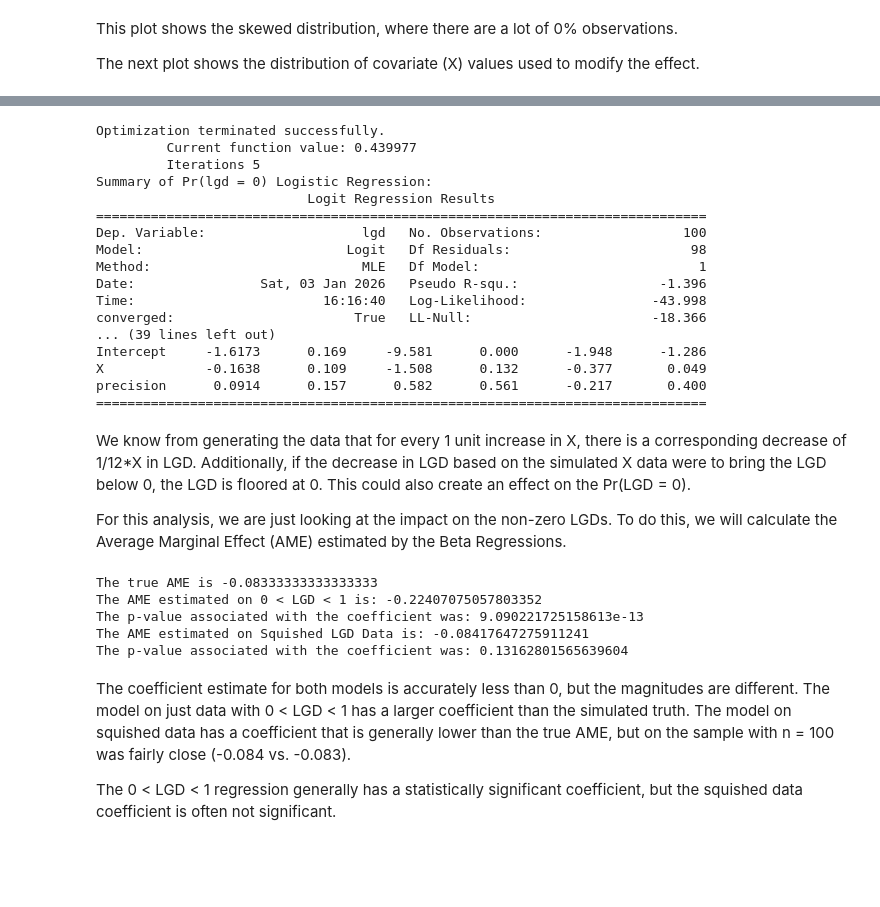
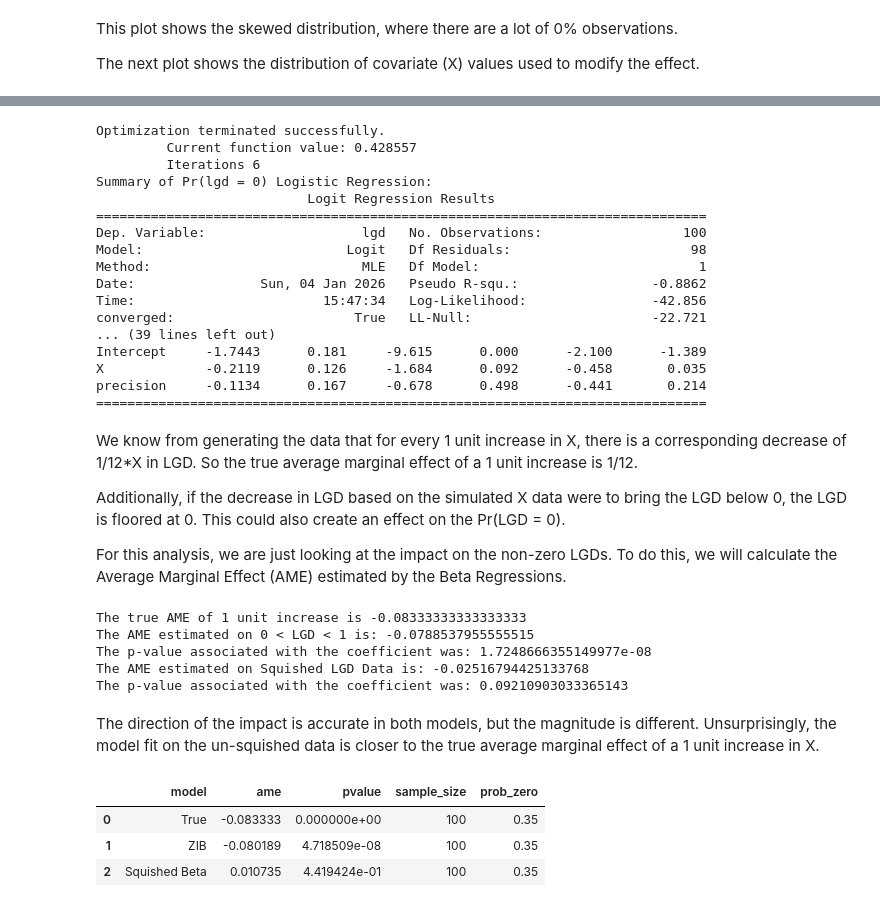
Before and after one commit to BlakePeterman/credit-risk, a Jupyter notebook: lgd_analysis_1.ipynb, the cells around one changed output, grey strips where cells are left out. Saved outputs shown, nothing was run; the diff lists cells and outputs as text; code cells hidden in the pictures; blank space fills up the shorter version.

Commit message:
Added a function to make comparing the methods quicker and tested the remaining 2 scenarios.

```diff
--- a/lgd_analysis_1.ipynb
+++ b/lgd_analysis_1.ipynb
@@ -84,67 +84,79 @@ print(beta_1.summary())
 
 #Modify zero and 1 values to fit with just beta regression + analyze
 beta_squish_df = sample_df.copy()
-beta_squish_df['lgd'] = np.where(beta_squish_df['lgd'] == 0, 0.0000001, beta_squish_df['lgd'])
+beta_squish_df['lgd'] = np.where(beta_squish_df['lgd'] == 0, 0.00000001, beta_squish_df['lgd'])
 beta_squish_1 = BetaModel.from_formula('lgd ~ X', beta_squish_df).fit()
 print('Summary of Beta Regression using Squished LGD Data')
 print(beta_squish_1.summary())
 # %% [output]
 Optimization terminated successfully.
-         Current function value: 0.439977
-         Iterations 5
+         Current function value: 0.428557
+         Iterations 6
 Summary of Pr(lgd = 0) Logistic Regression:
                            Logit Regression Results
 ==============================================================================
 Dep. Variable:                    lgd   No. Observations:                  100
 Model:                          Logit   Df Residuals:                       98
 Method:                           MLE   Df Model:                            1
-Date:                Sat, 03 Jan 2026   Pseudo R-squ.:                  -1.396
-Time:                        16:16:40   Log-Likelihood:                -43.998
-converged:                       True   LL-Null:                       -18.366
+Date:                Sun, 04 Jan 2026   Pseudo R-squ.:                 -0.8862
+Time:                        15:47:34   Log-Likelihood:                -42.856
+converged:                       True   LL-Null:                       -22.721
 ... (39 lines left out)
-Intercept     -1.6173      0.169     -9.581      0.000      -1.948      -1.286
-X             -0.1638      0.109     -1.508      0.132      -0.377       0.049
-precision      0.0914      0.157      0.582      0.561      -0.217       0.400
+Intercept     -1.7443      0.181     -9.615      0.000      -2.100      -1.389
+X             -0.2119      0.126     -1.684      0.092      -0.458       0.035
+precision     -0.1134      0.167     -0.678      0.498      -0.441       0.214
 ==============================================================================
 # %% [markdown]
-We know from generating the data that for every 1 unit increase in X, there is a corresponding decrease of 1/12*X in LGD. Additionally, if the decrease in LGD based on the simulated X data were to bring the LGD below 0, the LGD is floored at 0. This could also create an effect on the Pr(LGD = 0).
+We know from generating the data that for every 1 unit increase in X, there is a corresponding decrease of 1/12*X in LGD. So the true average marginal effect of a 1 unit increase is 1/12.
+
+Additionally, if the decrease in LGD based on the simulated X data were to bring the LGD below 0, the LGD is floored at 0. This could also create an effect on the Pr(LGD = 0).
 
 For this analysis, we are just looking at the impact on the non-zero LGDs. To do this, we will calculate the Average Marginal Effect (AME) estimated by the Beta Regressions.
 # %%
 #Calculate Average Marginal Effect
 
-print("The true AME is", covariate_effect)
+print("The true AME of 1 unit increase is", covariate_effect)
 
 #Predict probabilities using the model
 beta_1_probs = beta_1.predict(beta_sample_df)
 #Store coefficient from model
 beta_1_X = beta_1.params.iloc[1]
 
-#Calculate the marginal effect for each row in the sample (X is continuous)
-beta_1_marginals = beta_1_X * beta_1_probs/(1-beta_1_probs)
-beta_1_ame = np.mean(beta_1_marginals)
+#Create a new data frame where X = X + 1
+beta_sample_df_new = beta_sample_df.copy()
+beta_sample_df_new['X'] = beta_sample_df_new['X'] + 1
+
+#Predict on the new data
+beta_1_probs_new = beta_1.predict(beta_sample_df_new)
+
+#Calculate the average effect of increasing X by 1:
+beta_1_ame = np.mean(beta_1_probs_new - beta_1_probs)
 
 print("The AME estimated on 0 < LGD < 1 is:", beta_1_ame)
 print("The p-value associated with the coefficient was:", beta_1.pvalues.iloc[1])
 
 #Predict probabilities using the model
-beta_squish_1_probs = beta_1.predict(beta_squish_df)
+beta_squish_1_probs = beta_squish_1.predict(beta_squish_df)
 #Store coefficient from model
 beta_squish_1_X = beta_squish_1.params.iloc[1]
 
-#Calculate the marginal effect for each row in the sample (X is continuous)
-beta_squish_1_marginals = beta_squish_1_X * beta_squish_1_probs/(1-beta_squish_1_probs)
-beta_squish_1_ame = np.mean(beta_squish_1_marginals)
+#Create a new data frame where X = X + 1
+beta_squish_df_new = beta_squish_df.copy()
+beta_squish_df_new['X'] = beta_squish_df_new['X'] + 1
+
+#Predict on the new data
+beta_squish_1_probs_new = beta_squish_1.predict(beta_squish_df_new)
+
+#Calculate the average marginal effect of a 1 unit increase in X
+beta_squish_1_ame = np.mean(beta_squish_1_probs_new - beta_squish_1_probs)
 
 print("The AME estimated on Squished LGD Data is:", beta_squish_1_ame)
 print("The p-value associated with the coefficient was:", beta_squish_1.pvalues.iloc[1])
 # %% [output]
-The true AME is -0.08333333333333333
-The AME estimated on 0 < LGD < 1 is: -0.22407075057803352
-The p-value associated with the coefficient was: 9.090221725158613e-13
-The AME estimated on Squished LGD Data is: -0.08417647275911241
-The p-value associated with the coefficient was: 0.13162801565639604
+The true AME of 1 unit increase is -0.08333333333333333
+The AME estimated on 0 < LGD < 1 is: -0.0788537955555515
+The p-value associated with the coefficient was: 1.7248666355149977e-08
+The AME estimated on Squished LGD Data is: -0.02516794425133768
+The p-value associated with the coefficient was: 0.09210903033365143
 # %% [markdown]
-The coefficient estimate for both models is accurately less than 0, but the magnitudes are different. The model on just data with 0 < LGD < 1 has a larger coefficient than the simulated truth. The model on squished data has a coefficient that is generally lower than the true AME, but on the sample with n = 100 was fairly close (-0.084 vs. -0.083).
-
-The 0 < LGD < 1 regression generally has a statistically significant coefficient, but the squished data coefficient is often not significant.
+The direction of the impact is accurate in both models, but the magnitude is different. Unsurprisingly, the model fit on the un-squished data is closer to the true average marginal effect of a 1 unit increase in X.
@@ -151 +276,8 @@ The 0 < LGD < 1 regression generally has a statistically significant coefficient
+# %%
+compare_methods(sample_size = 100, prob_zero = 0.35, covariate_effect = -1/12, print_all = False)
+# %% [output]
+|  | model | ame | pvalue | sample_size | prob_zero |
+| 0 | True | -0.083333 | 0.000000e+00 | 100 | 0.35 |
+| 1 | ZIB | -0.080189 | 4.718509e-08 | 100 | 0.35 |
+| 2 | Squished Beta | 0.010735 | 4.419424e-01 | 100 | 0.35 |
 # %%
```
Also changed, not shown: parts of 9 cells of this notebook.
